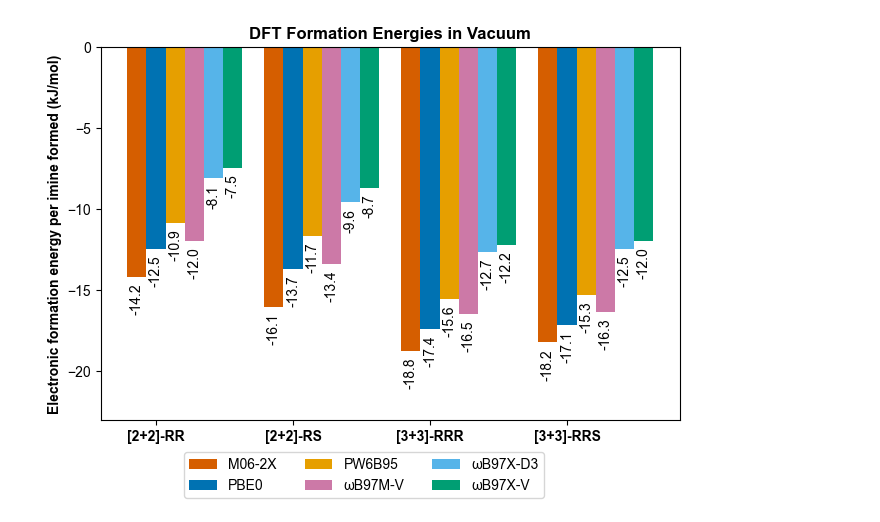
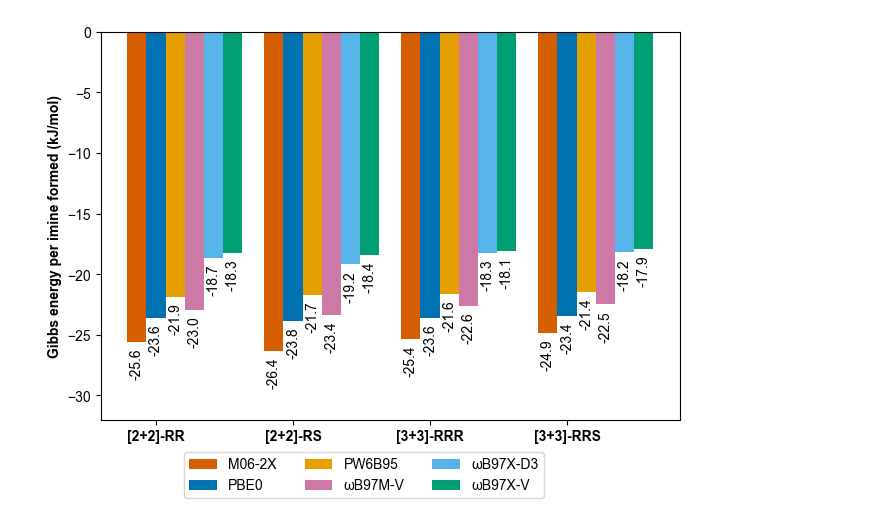
Before and after one commit to fiszczyp/aic-trianglimine, a Jupyter notebook: plots/plots.ipynb, the cells around one changed output. Cells and saved outputs as stored; diff of their text form; code cells hidden in the pictures.

Commit message:
Tidy up plots.

```diff
--- a/plots/plots.ipynb
+++ b/plots/plots.ipynb
@@ -26,7 +26,7 @@ mpl.rcParams["axes.labelweight"] = "bold"
 # mpl.rcParams["figure.autolayout"]  True
 mpl.rcParams["figure.constrained_layout.use"] = True
 # %%
-with open("data/formation_energies.json", "r") as f:
+with open("../data/formation_energies.json", "r") as f:
     macrocycles = json.load(f)
 
 mols = [n for n in macrocycles.keys()]
@@ -77,27 +77,28 @@ def _get_energies(e_label, smd):
                     energies["ωB97M-V"].append(es[e_label])
     return energies
 # %%
-energies = _get_energies(e_label="Formation energy per imine (kJ/mol)", smd=False)
+energies = _get_energies(e_label="Formation Gibbs energy per imine, sn=1 (kJ/mol)", smd=True)
 
 x = np.arange(len(mols))
 width = 0.14
 multiplier = 0
 
 fig, ax = plt.subplots(layout='constrained')
 
 for functional, energy in energies.items():
     offset = width * multiplier
     rects = ax.bar(x + offset, energy, width, label=functional)
     z = ax.bar_label(rects, padding=4, rotation=90, size=10, fmt="%.1f")
     multiplier += 1
 
-# Add some text for labels, title and custom x-axis tick labels, etc.
-ax.set_ylabel('Electronic formation energy per imine formed (kJ/mol)')
-ax.set_title('DFT Formation Energies in Vacuum')
+ax.set_ylabel('Gibbs energy per imine formed (kJ/mol)')
+# ax.set_title('DFT Formation Energies\nSMD=Chloroform, Symmetry number = 1')
 ax.set_xticks(x + width, mols, weight="bold")
 fig.legend(loc="outside lower center", ncols=3)
-ax.set_ylim(-23, 0)
+ax.set_ylim(-32, 0)
 
-plt.show()
+plt.savefig("formation_gibbs_energy.pdf")
+plt.savefig("formation_gibbs_energy.svg")
+plt.savefig("formation_gibbs_energy.png")
 # %% [output]
-[figure, old version]
+[figure, new version]
```
Also changed, not shown: parts of 10 cells of this notebook, 5 other files.
